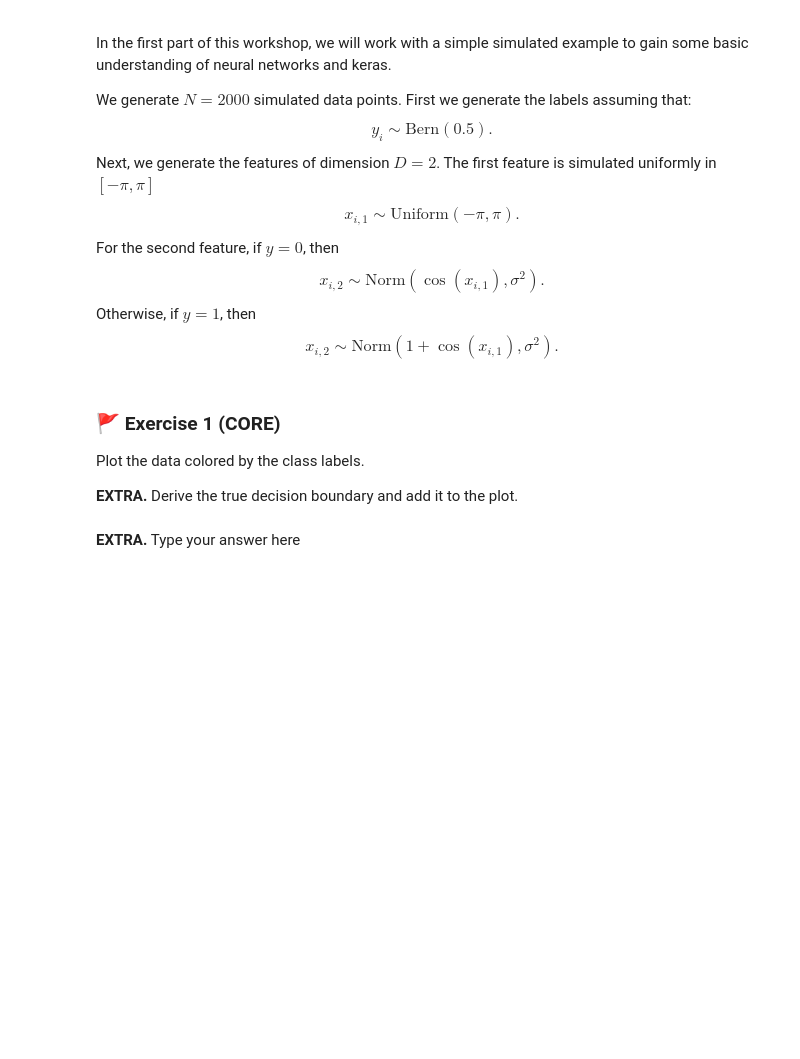
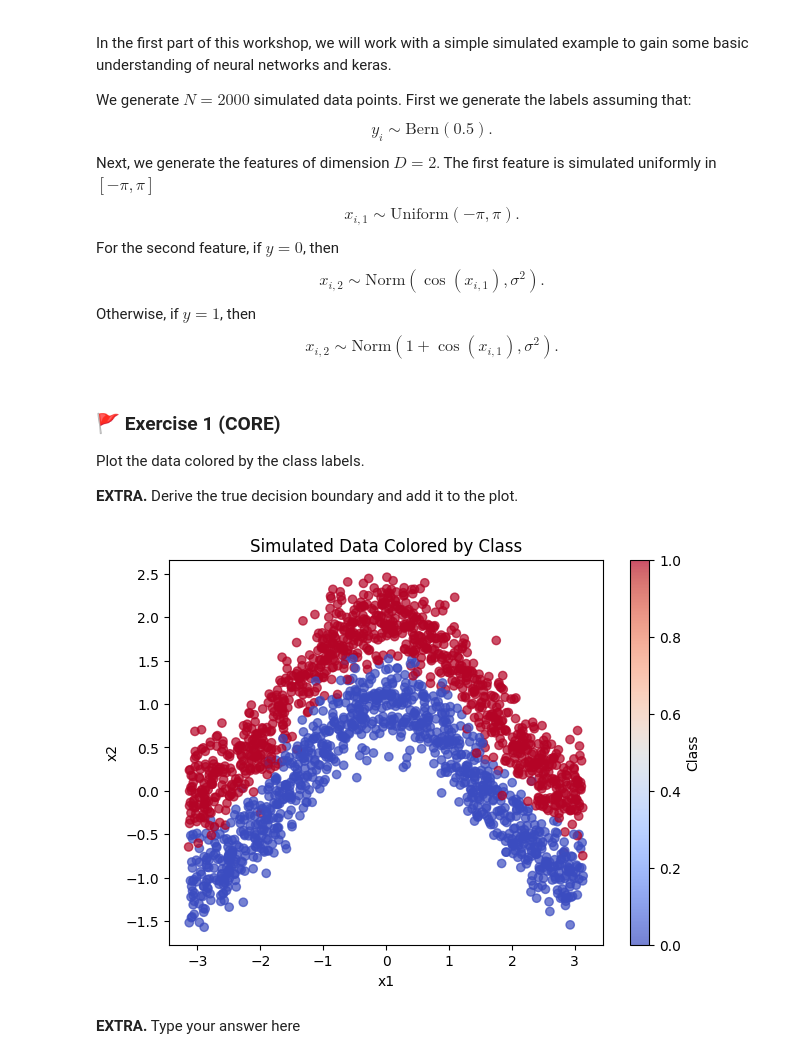
Before and after one commit to Aseel0AG/foo2, a Jupyter notebook: mlp_week09.ipynb, the cells around one changed output. Cells and saved outputs as stored; diff of their text form; code cells hidden in the pictures; blank space fills up the shorter version.

```diff
--- a/mlp_week09.ipynb
+++ b/mlp_week09.ipynb
@@ -64,6 +64,15 @@ Plot the data colored by the class labels.
 **EXTRA.** Derive the true decision boundary and add it to the plot.
 # %%
 # Code for your answer here!
+plt.figure(figsize=(7,5))
+plt.scatter(X[:,0], X[:,1], c=y, cmap='coolwarm', alpha=0.7)
+plt.xlabel("x1")
+plt.ylabel("x2")
+plt.title("Simulated Data Colored by Class")
+plt.colorbar(label="Class")
+plt.show()
+# %% [output]
+[figure, added]
 # %% [markdown]
 **EXTRA.** Type your answer here
 # %% [markdown]
```
Also changed, not shown: parts of 45 cells of this notebook.
